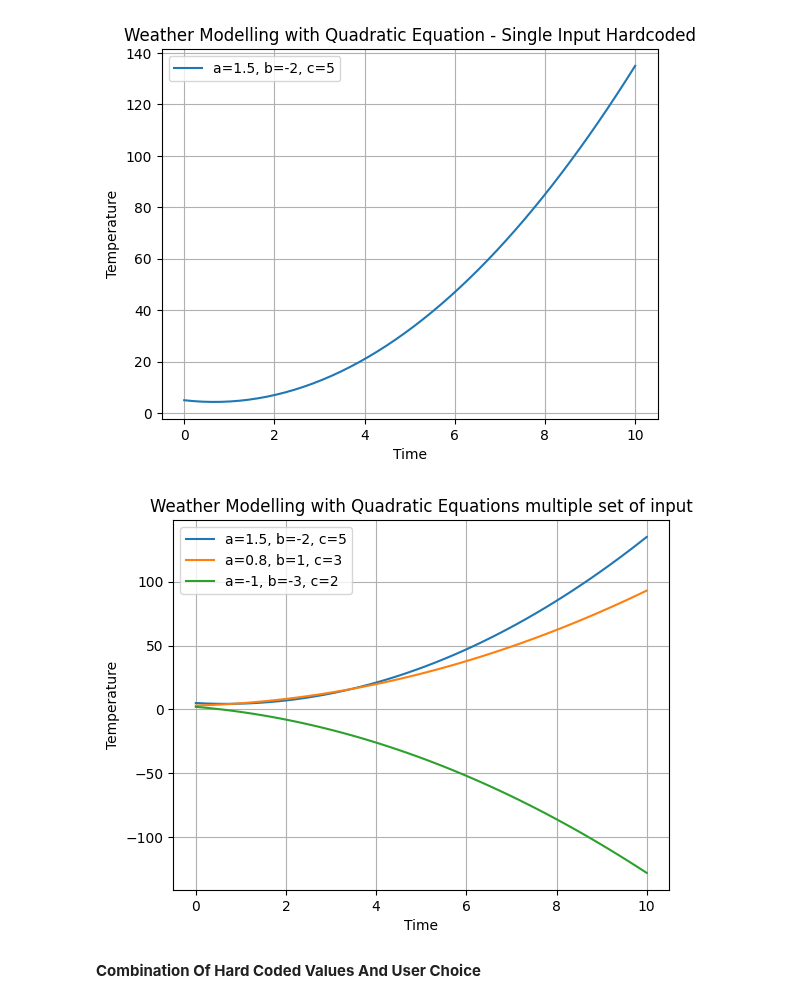
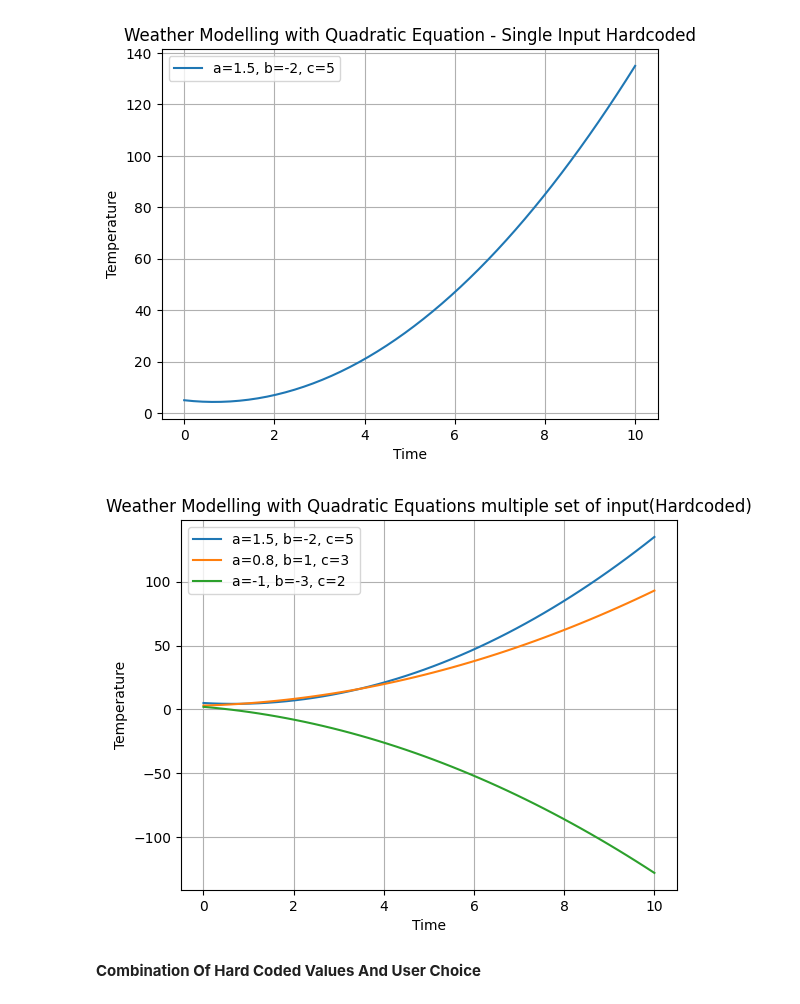
Before and after one commit to Jayadeep111/SE-Lab1, a Jupyter notebook: SELab1.ipynb, the cells around one changed output. Drawn from its saved outputs; the diff is of its cells as text; code cells hidden in the pictures.

```diff
--- a/SELab1.ipynb
+++ b/SELab1.ipynb
@@ -151,35 +151,35 @@ def quadratic_model(time, a, b, c):
     temperature = a * (time ** 2) + b * time + c
     return temperature
 
 def main():
     time_values = np.linspace(0, 10, 50)
 
     # List of sets of coefficients
     coefficients_list = [
         [1.5, -2, 5],
         [0.8, 1, 3],
         [-1, -3, 2]
     ]
 
     for idx, coeffs in enumerate(coefficients_list):
         a, b, c = coeffs
         temperature_values = quadratic_model(time_values, a, b, c)
 
         label = f'a={a}, b={b}, c={c}'  # Label for each plot
 
         plt.plot(time_values, temperature_values, label=label)
 
     plt.xlabel('Time')
     plt.ylabel('Temperature')
     plt.legend()
-    plt.title('Weather Modelling with Quadratic Equations multiple set of input')
+    plt.title('Weather Modelling with Quadratic Equations multiple set of input(Hardcoded)')
     plt.grid(True)  # Add grid lines
     plt.show()
 
 if __name__ == "__main__":
     main()
 # %% [output]
-[figure, old version]
+[figure, new version]
 # %% [markdown]
 **Combination Of Hard Coded Values And User Choice**
 # %%
```
Also changed, not shown: parts of 1 cell of this notebook.
